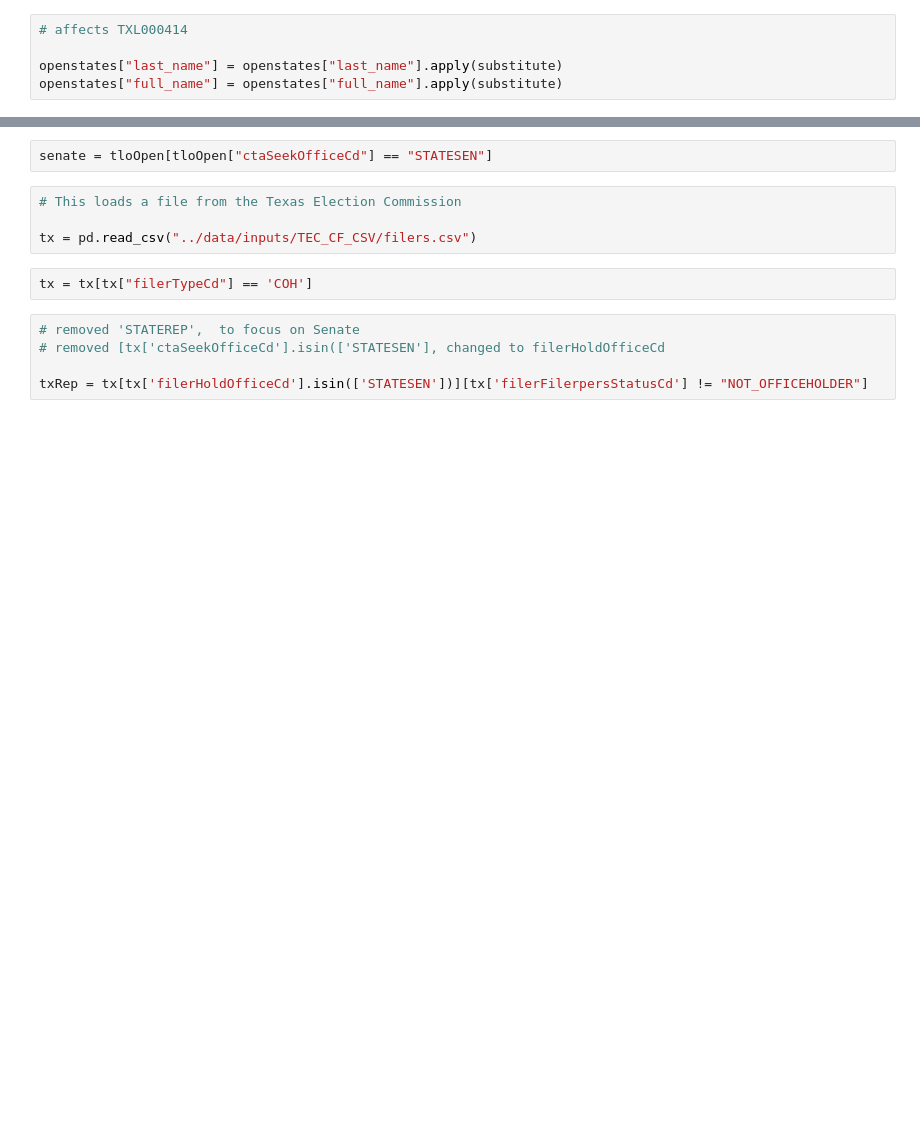
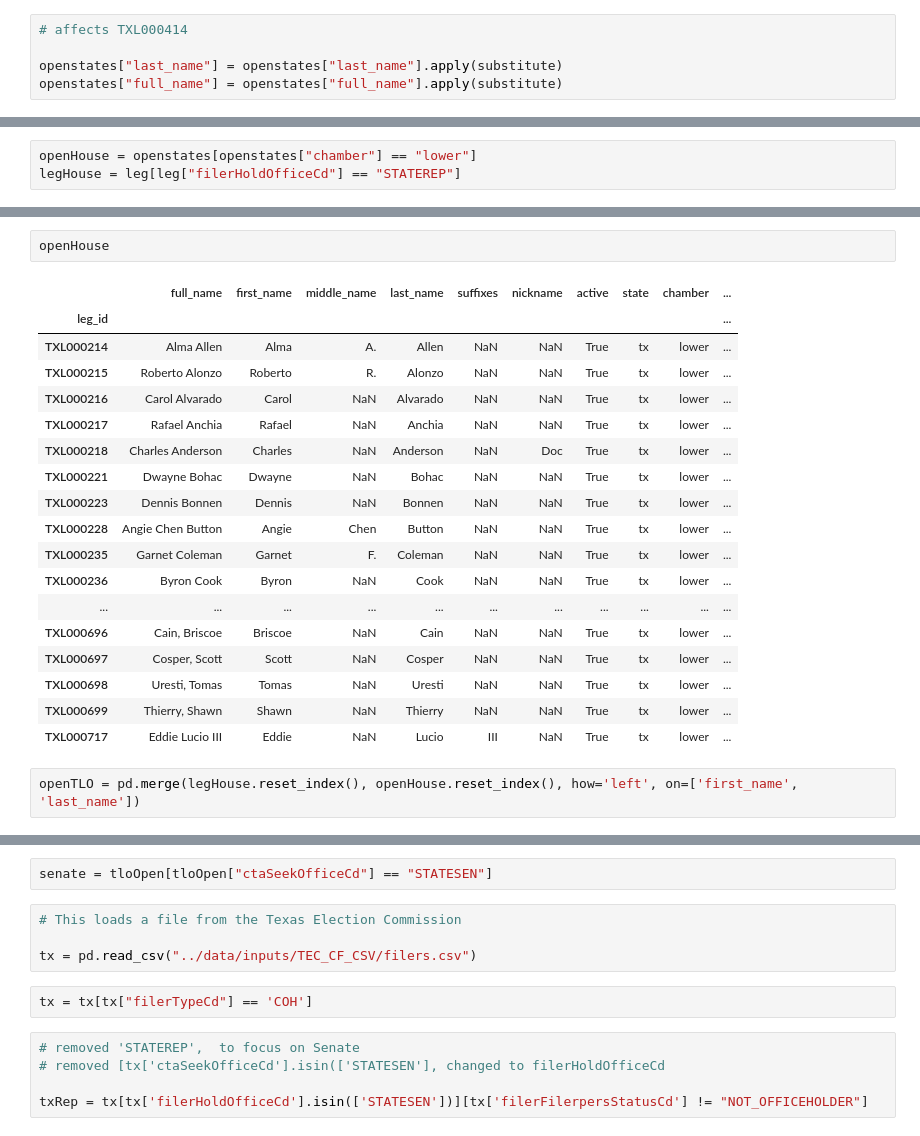
Before and after one commit to open-austin/influence-texas, a Jupyter notebook: notebooks/Legislator-Crosswalk.ipynb, the cells around one changed output, grey strips where cells are left out. Cells and saved outputs as stored; diff of their text form; blank space fills up the shorter version.

```diff
--- a/notebooks/Legislator-Crosswalk.ipynb
+++ b/notebooks/Legislator-Crosswalk.ipynb
@@ -210,0 +263,3 @@ tloOpen = pd.merge(leg, openstates.reset_index(), how='left', on='TLO_id')
+# %%
+openHouse = openstates[openstates["chamber"] == "lower"]
+legHouse = leg[leg["filerHoldOfficeCd"] == "STATEREP"]
@@ -210,0 +309,23 @@ tloOpen = pd.merge(leg, openstates.reset_index(), how='left', on='TLO_id')
+# %%
+openHouse
+# %% [output]
+|  | full_name | first_name | middle_name | last_name | suffixes | nickname | active | state | chamber | ... |
+| leg_id |  |  |  |  |  |  |  |  |  | ... |
+| TXL000214 | Alma Allen | Alma | A. | Allen | NaN | NaN | True | tx | lower | ... |
+| TXL000215 | Roberto Alonzo | Roberto | R. | Alonzo | NaN | NaN | True | tx | lower | ... |
+| TXL000216 | Carol Alvarado | Carol | NaN | Alvarado | NaN | NaN | True | tx | lower | ... |
+| TXL000217 | Rafael Anchia | Rafael | NaN | Anchia | NaN | NaN | True | tx | lower | ... |
+| TXL000218 | Charles Anderson | Charles | NaN | Anderson | NaN | Doc | True | tx | lower | ... |
+| TXL000221 | Dwayne Bohac | Dwayne | NaN | Bohac | NaN | NaN | True | tx | lower | ... |
+| TXL000223 | Dennis Bonnen | Dennis | NaN | Bonnen | NaN | NaN | True | tx | lower | ... |
+| TXL000228 | Angie Chen Button | Angie | Chen | Button | NaN | NaN | True | tx | lower | ... |
+| TXL000235 | Garnet Coleman | Garnet | F. | Coleman | NaN | NaN | True | tx | lower | ... |
+| TXL000236 | Byron Cook | Byron | NaN | Cook | NaN | NaN | True | tx | lower | ... |
+| ... | ... | ... | ... | ... | ... | ... | ... | ... | ... | ... |
+| TXL000696 | Cain, Briscoe | Briscoe | NaN | Cain | NaN | NaN | True | tx | lower | ... |
+| TXL000697 | Cosper, Scott | Scott | NaN | Cosper | NaN | NaN | True | tx | lower | ... |
+| TXL000698 | Uresti, Tomas | Tomas | NaN | Uresti | NaN | NaN | True | tx | lower | ... |
+| TXL000699 | Thierry, Shawn | Shawn | NaN | Thierry | NaN | NaN | True | tx | lower | ... |
+| TXL000717 | Eddie Lucio III | Eddie | NaN | Lucio | III | NaN | True | tx | lower | ... |
+# %%
+openTLO = pd.merge(legHouse.reset_index(), openHouse.reset_index(), how='left', on=['first_name', 'last_name'])
```
Also changed, not shown: parts of 30 cells of this notebook.
